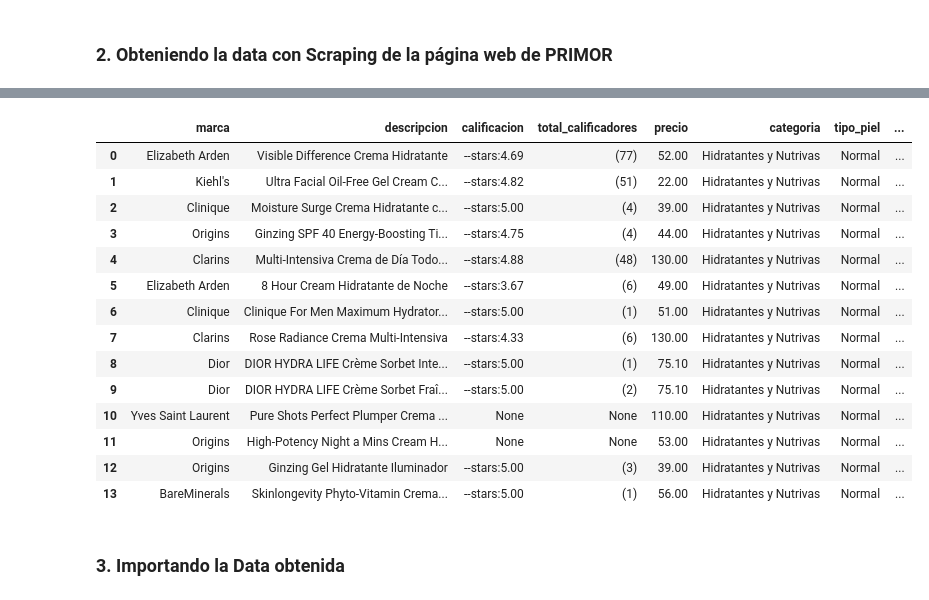
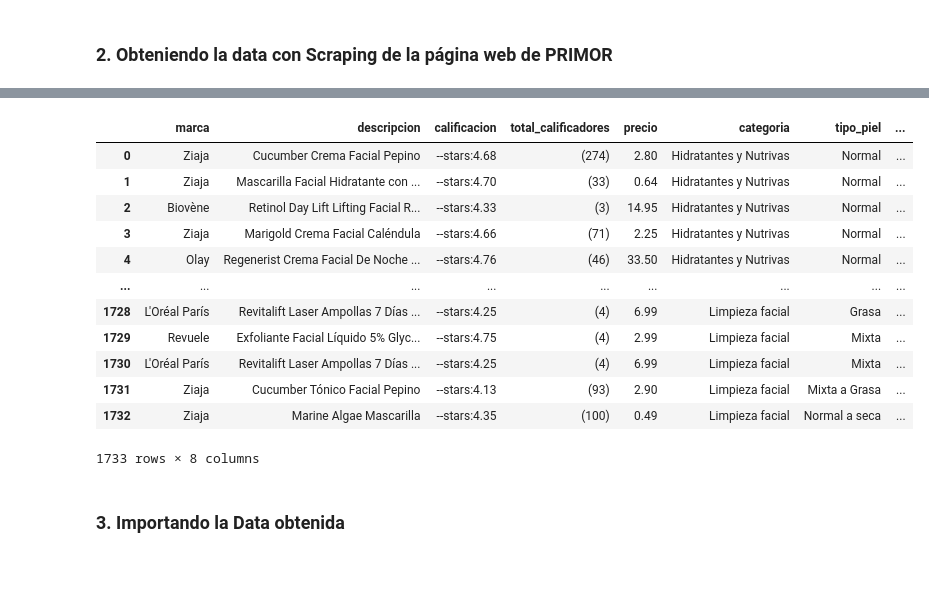
Before and after one commit to Zenialuz/Cosmetics_Popularity_Analysis, a Jupyter notebook: Notebook_Proyecto.ipynb, the cells around one changed output, grey strips where cells are left out. Cells and saved outputs as stored; diff of their text form; code cells hidden in the pictures; blank space fills up the shorter version.

```diff
--- a/Notebook_Proyecto.ipynb
+++ b/Notebook_Proyecto.ipynb
@@ -116,7 +127,7 @@ def connect_and_get_html(url):
             except TimeoutException:
                 print("El elemento 'pr-stars' no se cargó en el tiempo esperado.")
                 driver.quit()
-                return False
+                return "" # Retornar cadena vacía si no se encuentra el elemento
             finally:
                 driver.quit()
 
@@ -134,9 +145,13 @@ def scraping_pagina(url, output_df, categoria, tipo_piel, zona_aplicacion):
     # Conectar y obtener el HTML de la página
     html = connect_and_get_html(url)
 
+    if html is False:
+        print(f"La Url {url} no existe")
+        return output_df, False
+
     if not html:
         print(f"Error al obtener el HTML de la página: {url}")
-        return output_df
+        return output_df, True
 
     # Usar BeautifulSoup para analizar el HTML
     soup = BeautifulSoup(html, "html.parser")
@@ -202,7 +217,7 @@ def scraping_pagina(url, output_df, categoria, tipo_piel, zona_aplicacion):
 
     #Concatenamos los resultados de la página actual con los resultados de las páginas anteriores
     output_df = pd.concat([output_df, df], ignore_index=True)
-    return output_df
+    return output_df, True
 # %%
 def sraping_webSite(categorias, tipos_de_piel, zonas_aplicacion, output_csv):
     output_df = pd.DataFrame(columns=["marca", "descripcion", "calificacion", "total_calificadores", "precio", "categoria", "tipo_piel","zona_aplicacion"])
@@ -212,30 +227,35 @@ def sraping_webSite(categorias, tipos_de_piel, zonas_aplicacion, output_csv):
     for categoria, url_categoria in categorias:
         print(f"\nCategoría: {categoria}")
 
-        for tipo_piel, codigo in tipos_de_piel:
-            print(f"\n  Tipo de piel: {tipo_piel}")
-            for zona, codigo_zona in zonas_aplicacion:
-                print(f"\n   Zona de aplicación: {zona}")
+        for zona, codigo_zona in zonas_aplicacion:
+            print(f"\n   Zona de aplicación: {zona}")
 
-                for pagina in range(1, 3):  # Cambia el rango según el número de páginas que se va recorrer
+            for tipo_piel, codigo in tipos_de_piel:
+                print(f"\n  Tipo de piel: {tipo_piel}")
+
+                for pagina in range(1, 14):  # Cambia el rango según el número de páginas que se va recorrer
                     # Concatenar el código del tipo de piel como parámetro en la URL
                     url_con_parametro = f"{url_categoria}?tipo_piel={codigo}&zona_cara={codigo_zona}&p={pagina}"
                     print(f"    URL: {url_con_parametro}")
 
-                    output_df = scraping_pagina(url_con_parametro, output_df, categoria, tipo_piel, zona)
-
-        if output_df is None or output_df.empty:
-            print(f"Advertencia: No se encontraron datos para la categoría {categoria}.")
-        else:
-            # output_csv = f"data/Primor/data_primor_lujo.csv"
-            output_df.to_csv(output_csv, mode='w', header=True, index=False, encoding="utf-8")
-            print(f"Datos exportados a {output_csv}")
+                    output_df, existe_pagina = scraping_pagina(url_con_parametro, output_df, categoria, tipo_piel, zona)
+                    if existe_pagina is False:
+                       break
+            if output_df is None or output_df.empty:
+                print(f"Advertencia: No se encontraron datos para la categoría {categoria}, en la zona {zona}.")
+            else:
+                # output_csv = f"data/Primor/data_primor_lujo.csv"
+                output_df.to_csv(output_csv, mode='w', header=True, index=False, encoding="utf-8")
+                print(f"Datos exportados a {output_csv}")
 
     return output_df
 # %%
 
 # df_primor = sraping_webSite(categorias, tipos_de_piel, zonas_aplicacion, data_csv)
 # df_primor
+
+df_primor_comun = sraping_webSite(categorias_comun, tipos_de_piel, zonas_aplicacion, data_csv_comun)
+df_primor_comun
 # %% [output]
 Categoría: Hidratantes y Nutrivas
 
@@ -251,18 +277,16 @@ Datos exportados a data/Primor/data_primor_lujo.csv
 |  | marca | descripcion | calificacion | total_calificadores | precio | categoria | tipo_piel | ... |
-| 0 | Elizabeth Arden | Visible Difference Crema Hidratante | --stars:4.69 | (77) | 52.00 | Hidratantes y Nutrivas | Normal | ... |
-| 1 | Kiehl's | Ultra Facial Oil-Free Gel Cream C... | --stars:4.82 | (51) | 22.00 | Hidratantes y Nutrivas | Normal | ... |
-| 2 | Clinique | Moisture Surge Crema Hidratante c... | --stars:5.00 | (4) | 39.00 | Hidratantes y Nutrivas | Normal | ... |
-| 3 | Origins | Ginzing SPF 40 Energy-Boosting Ti... | --stars:4.75 | (4) | 44.00 | Hidratantes y Nutrivas | Normal | ... |
-| 4 | Clarins | Multi-Intensiva Crema de Día Todo... | --stars:4.88 | (48) | 130.00 | Hidratantes y Nutrivas | Normal | ... |
-| 5 | Elizabeth Arden | 8 Hour Cream Hidratante de Noche | --stars:3.67 | (6) | 49.00 | Hidratantes y Nutrivas | Normal | ... |
-| 6 | Clinique | Clinique For Men Maximum Hydrator... | --stars:5.00 | (1) | 51.00 | Hidratantes y Nutrivas | Normal | ... |
-| 7 | Clarins | Rose Radiance Crema Multi-Intensiva | --stars:4.33 | (6) | 130.00 | Hidratantes y Nutrivas | Normal | ... |
-| 8 | Dior | DIOR HYDRA LIFE Crème Sorbet Inte... | --stars:5.00 | (1) | 75.10 | Hidratantes y Nutrivas | Normal | ... |
-| 9 | Dior | DIOR HYDRA LIFE Crème Sorbet Fraî... | --stars:5.00 | (2) | 75.10 | Hidratantes y Nutrivas | Normal | ... |
-| 10 | Yves Saint Laurent | Pure Shots Perfect Plumper Crema ... | None | None | 110.00 | Hidratantes y Nutrivas | Normal | ... |
-| 11 | Origins | High-Potency Night a Mins Cream H... | None | None | 53.00 | Hidratantes y Nutrivas | Normal | ... |
-| 12 | Origins | Ginzing Gel Hidratante Iluminador | --stars:5.00 | (3) | 39.00 | Hidratantes y Nutrivas | Normal | ... |
-| 13 | BareMinerals | Skinlongevity Phyto-Vitamin Crema... | --stars:5.00 | (1) | 56.00 | Hidratantes y Nutrivas | Normal | ... |
+| 0 | Ziaja | Cucumber Crema Facial Pepino | --stars:4.68 | (274) | 2.80 | Hidratantes y Nutrivas | Normal | ... |
+| 1 | Ziaja | Mascarilla Facial Hidratante con ... | --stars:4.70 | (33) | 0.64 | Hidratantes y Nutrivas | Normal | ... |
+| 2 | Biovène | Retinol Day Lift Lifting Facial R... | --stars:4.33 | (3) | 14.95 | Hidratantes y Nutrivas | Normal | ... |
+| 3 | Ziaja | Marigold Crema Facial Caléndula | --stars:4.66 | (71) | 2.25 | Hidratantes y Nutrivas | Normal | ... |
+| 4 | Olay | Regenerist Crema Facial De Noche ... | --stars:4.76 | (46) | 33.50 | Hidratantes y Nutrivas | Normal | ... |
+| ... | ... | ... | ... | ... | ... | ... | ... | ... |
+| 1728 | L'Oréal París | Revitalift Laser Ampollas 7 Días ... | --stars:4.25 | (4) | 6.99 | Limpieza facial | Grasa | ... |
+| 1729 | Revuele | Exfoliante Facial Líquido 5% Glyc... | --stars:4.75 | (4) | 2.99 | Limpieza facial | Mixta | ... |
+| 1730 | L'Oréal París | Revitalift Laser Ampollas 7 Días ... | --stars:4.25 | (4) | 6.99 | Limpieza facial | Mixta | ... |
+| 1731 | Ziaja | Cucumber Tónico Facial Pepino | --stars:4.13 | (93) | 2.90 | Limpieza facial | Mixta a Grasa | ... |
+| 1732 | Ziaja | Marine Algae Mascarilla | --stars:4.35 | (100) | 0.49 | Limpieza facial | Normal a seca | ... |
+1733 rows × 8 columns
 # %% [markdown]
 ### 3. Importando la Data obtenida
 # %%
```
Also changed, not shown: parts of 2 cells of this notebook, 5 other files.
